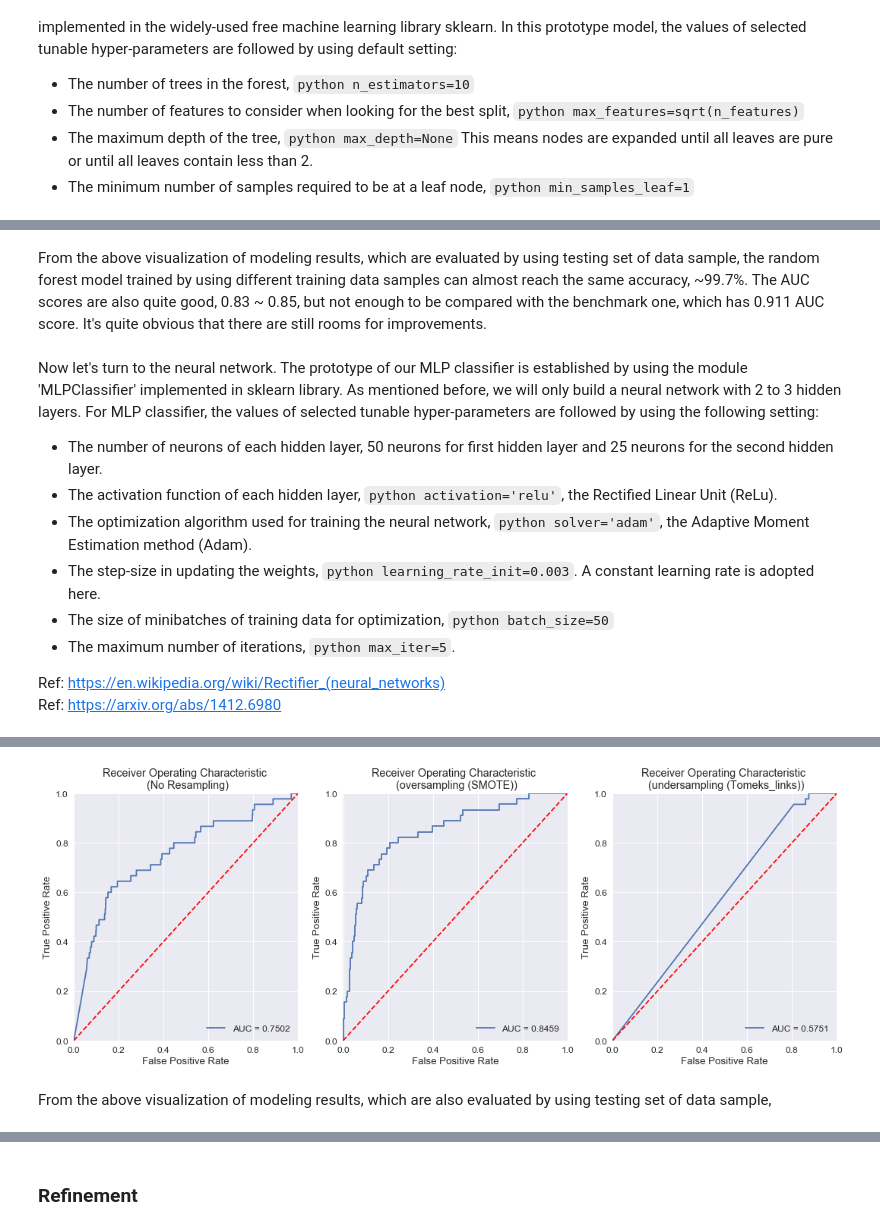
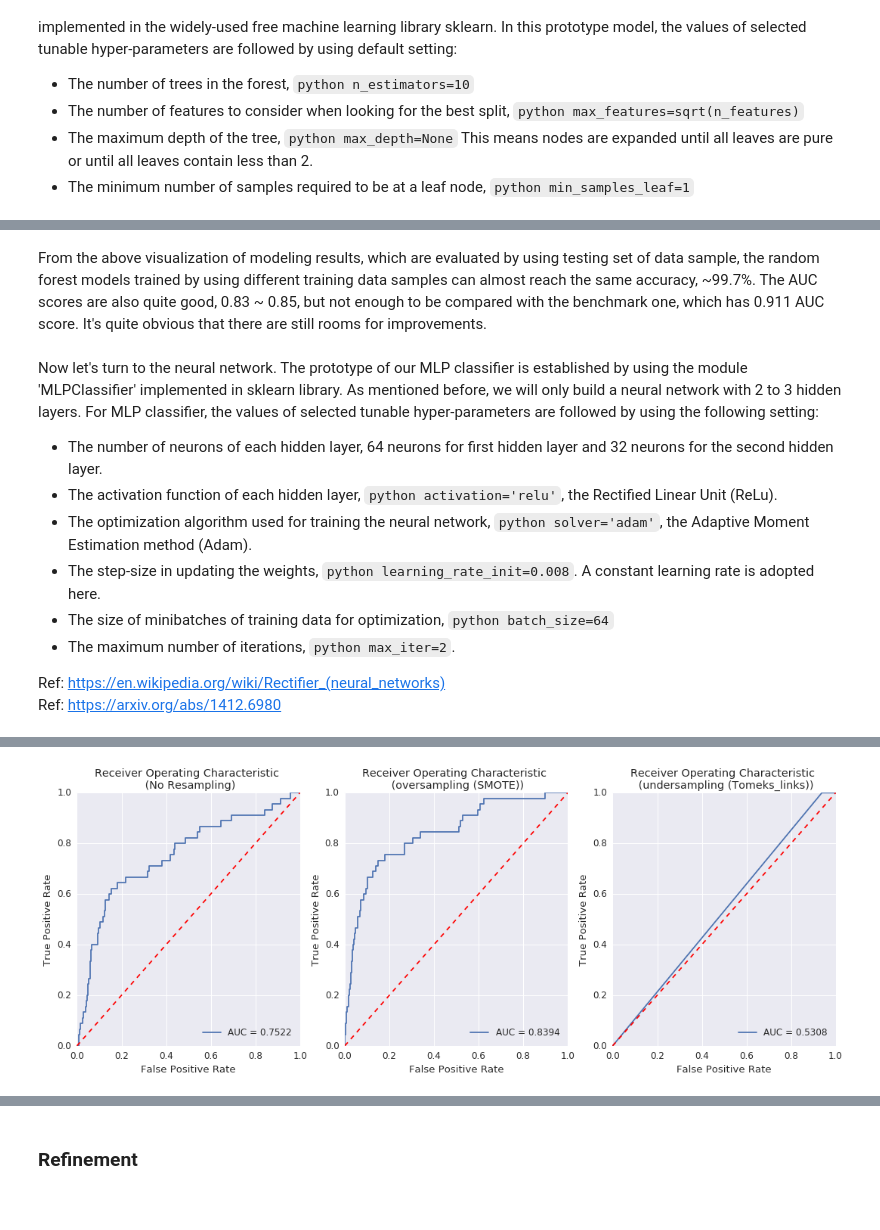
Before and after one commit to yuhow/udacity_nano_ML_course, a Jupyter notebook: capstone/capstone.ipynb, the cells around one changed output, grey strips where cells are left out. Drawn from its saved outputs; the diff is of its cells as text; code cells hidden in the pictures.

````diff
--- a/capstone/capstone.ipynb
+++ b/capstone/capstone.ipynb
@@ -593,13 +593,13 @@ draw_AUC(model_rf_list, X_original_test, y_original_test)
 # %% [markdown]
-From the above visualization of modeling results, which are evaluated by using testing set of data sample, the random forest model trained by using different training data samples can almost reach the same accuracy, ~99.7%. The AUC scores are also quite good, 0.83 ~ 0.85, but not enough to be compared with the benchmark one, which has 0.911 AUC score. It's quite obvious that there are still rooms for improvements.
+From the above visualization of modeling results, which are evaluated by using testing set of data sample, the random forest models trained by using different training data samples can almost reach the same accuracy, ~99.7%. The AUC scores are also quite good, 0.83 ~ 0.85, but not enough to be compared with the benchmark one, which has 0.911 AUC score. It's quite obvious that there are still rooms for improvements.
 # %% [markdown]
 Now let's turn to the neural network. The prototype of our MLP classifier is established by using the module 'MLPClassifier' implemented in sklearn library. As mentioned before, we will only build a neural network with 2 to 3 hidden layers. For MLP classifier, the values of selected tunable hyper-parameters are followed by using the following setting:
-- The number of neurons of each hidden layer, 50 neurons for first hidden layer and 25 neurons for the second hidden layer.
+- The number of neurons of each hidden layer, 64 neurons for first hidden layer and 32 neurons for the second hidden layer.
 - The activation function of each hidden layer, ```python activation='relu'```, the Rectified Linear Unit (ReLu).
 - The optimization algorithm used for training the neural network, ```python solver='adam'```, the Adaptive Moment Estimation method (Adam).
-- The step-size in updating the weights, ```python learning_rate_init=0.003```. A constant learning rate is adopted here.
-- The size of minibatches of training data for optimization, ```python batch_size=50```
-- The maximum number of iterations, ```python max_iter=5```.
+- The step-size in updating the weights, ```python learning_rate_init=0.008```. A constant learning rate is adopted here.
+- The size of minibatches of training data for optimization, ```python batch_size=64```
+- The maximum number of iterations, ```python max_iter=2```.
 
 Ref: https://en.wikipedia.org/wiki/Rectifier_(neural_networks) <br>
 Ref: https://arxiv.org/abs/1412.6980
@@ -612,8 +612,8 @@ from sklearn.neural_network import MLPClassifier
 #model_nn = MLPClassifier(solver='adam', activation='relu', hidden_layer_sizes=(8, 16, 8), max_iter=20, \
 #                         batch_size=64, learning_rate_init=0.005, early_stopping=True, \
 #                         validation_fraction=0.2, beta_2=0.8, random_state=10, verbose=True)
-model_nn = MLPClassifier(solver='adam', activation='relu', hidden_layer_sizes=(50, 25), max_iter=5, \
-                         batch_size=50, learning_rate_init=0.003, random_state=10, verbose=True)
+model_nn = MLPClassifier(solver='adam', activation='relu', hidden_layer_sizes=(64, 32), max_iter=2, \
+                         batch_size=64, learning_rate_init=0.008, random_state=10, verbose=True)
 model_nn_list, results_nn = model_with_different_samples(X_train_list, X_original_test, \
                                                          y_train_list, y_original_test, model_nn)
 print
@@ -641,4 +632,2 @@ Iteration 5, loss = 0.03110917
 (UNDERSAMPLING) accuracy = 0.99775
-[figure, old version]
+[figure, new version]
-# %% [markdown]
-From the above visualization of modeling results, which are also evaluated by using testing set of data sample,
````
Also changed, not shown: parts of 8 cells of this notebook.
